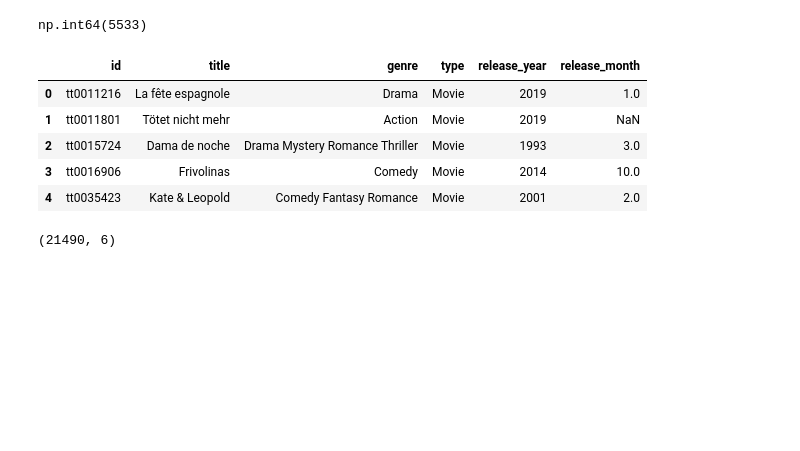
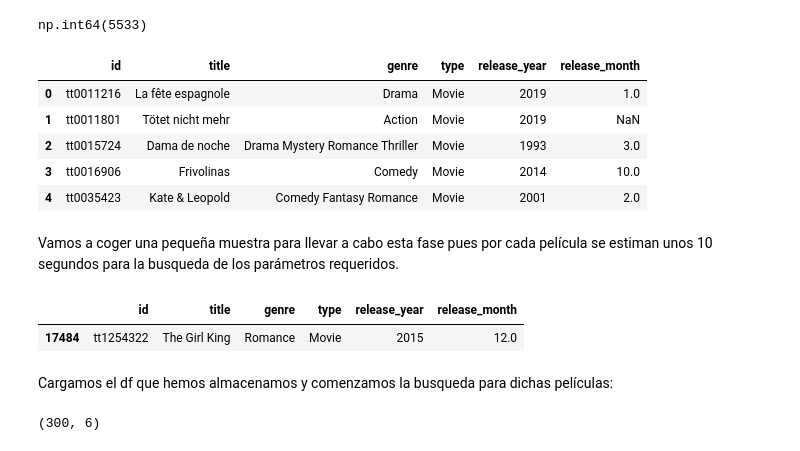
Before and after one commit to elenacano/PruebaData, a Jupyter notebook: notebooks/2-selenium-pelis.ipynb, the cells around one changed output. Drawn from its saved outputs; the diff is of its cells as text; code cells hidden in the pictures; blank space fills up the shorter version.

```diff
--- a/notebooks/2-selenium-pelis.ipynb
+++ b/notebooks/2-selenium-pelis.ipynb
@@ -56,7 +57,11 @@ df_agrupado.head()
 | 2 | tt0015724 | Dama de noche | Drama Mystery Romance Thriller | Movie | 1993 | 3.0 |
 | 3 | tt0016906 | Frivolinas | Comedy | Movie | 2014 | 10.0 |
 | 4 | tt0035423 | Kate & Leopold | Comedy Fantasy Romance | Movie | 2001 | 2.0 |
-# %%
-df_agrupado.shape
-# %% [output]
-(21490, 6)
+# %% [markdown]
+Vamos a coger una pequeña muestra para llevar a cabo esta fase pues por cada película se estiman unos 10 segundos para la busqueda de los parámetros requeridos.
+# %%
+df_sample = df_agrupado.sample(300)
+df_sample.head(1)
+# %% [output]
+|  | id | title | genre | type | release_year | release_month |
+| 17484 | tt1254322 | The Girl King | Romance | Movie | 2015 | 12.0 |
@@ -63,3 +70,10 @@ df_agrupado.shape
+# %% [markdown]
+Cargamos el df que hemos almacenamos y comenzamos la busqueda para dichas películas:
+# %%
+df_sample = pd.read_pickle("../datos/df_sample_fase2.pkl")
+df_sample.shape
+# %% [output]
+(300, 6)
 # %%
 lista_final = []
 
```
Also changed, not shown: parts of 7 cells of this notebook, 8 other files.
